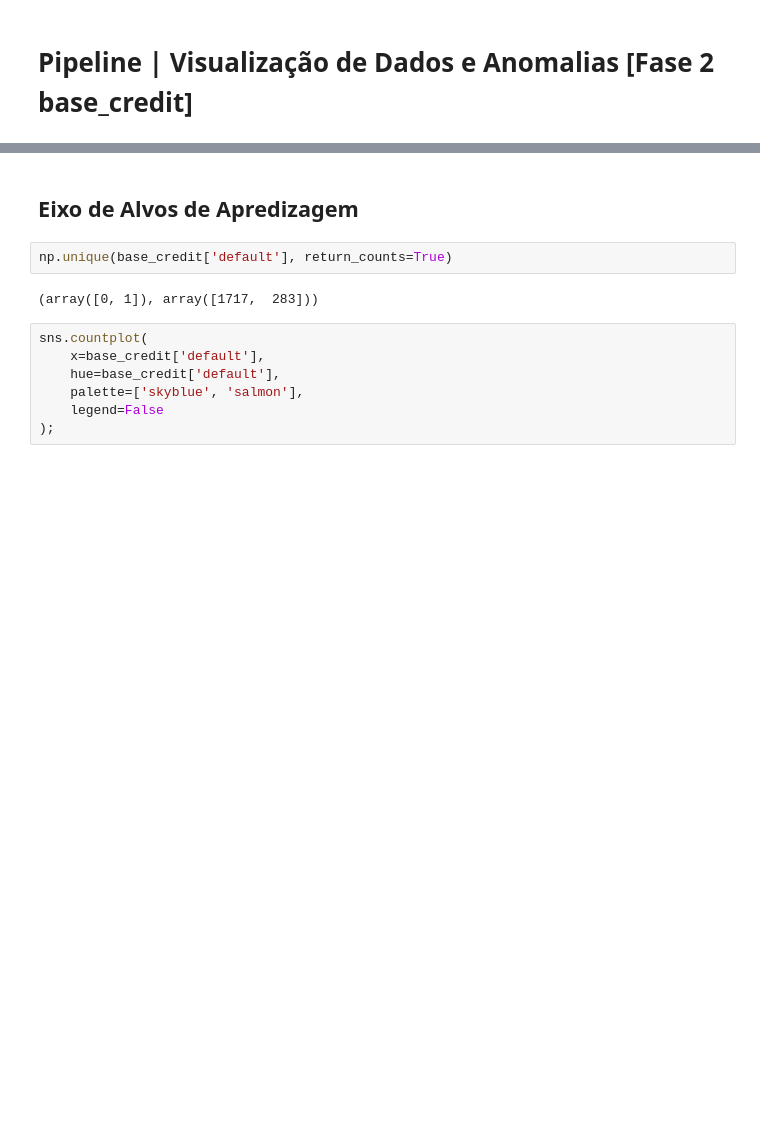
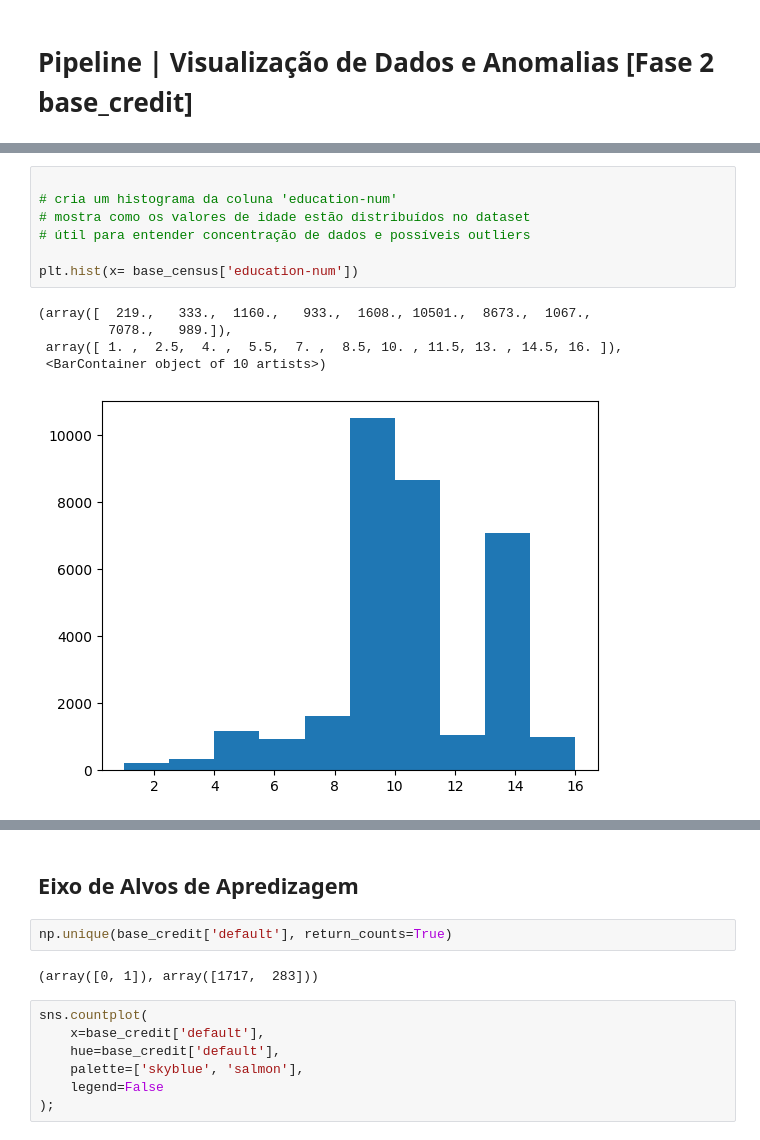
Before and after one commit to miguelmorandini/am-t4-s1a2026, a Jupyter notebook: census0416_amt4.ipynb, the cells around one changed output, grey strips where cells are left out. Drawn from its saved outputs; the diff is of its cells as text; blank space fills up the shorter version.

```diff
--- a/census0416_amt4.ipynb
+++ b/census0416_amt4.ipynb
@@ -90,0 +108,13 @@ base_credit.loc[base_credit['loan'] < 0]
+# %%
+
+# cria um histograma da coluna 'education-num'
+# mostra como os valores de idade estão distribuídos no dataset
+# útil para entender concentração de dados e possíveis outliers
+
+plt.hist(x= base_census['education-num'])
+# %% [output]
+(array([  219.,   333.,  1160.,   933.,  1608., 10501.,  8673.,  1067.,
+         7078.,   989.]),
+ array([ 1. ,  2.5,  4. ,  5.5,  7. ,  8.5, 10. , 11.5, 13. , 14.5, 16. ]),
+ <BarContainer object of 10 artists>)
+[figure, added]
```
Also changed, not shown: parts of 7 cells of this notebook.
